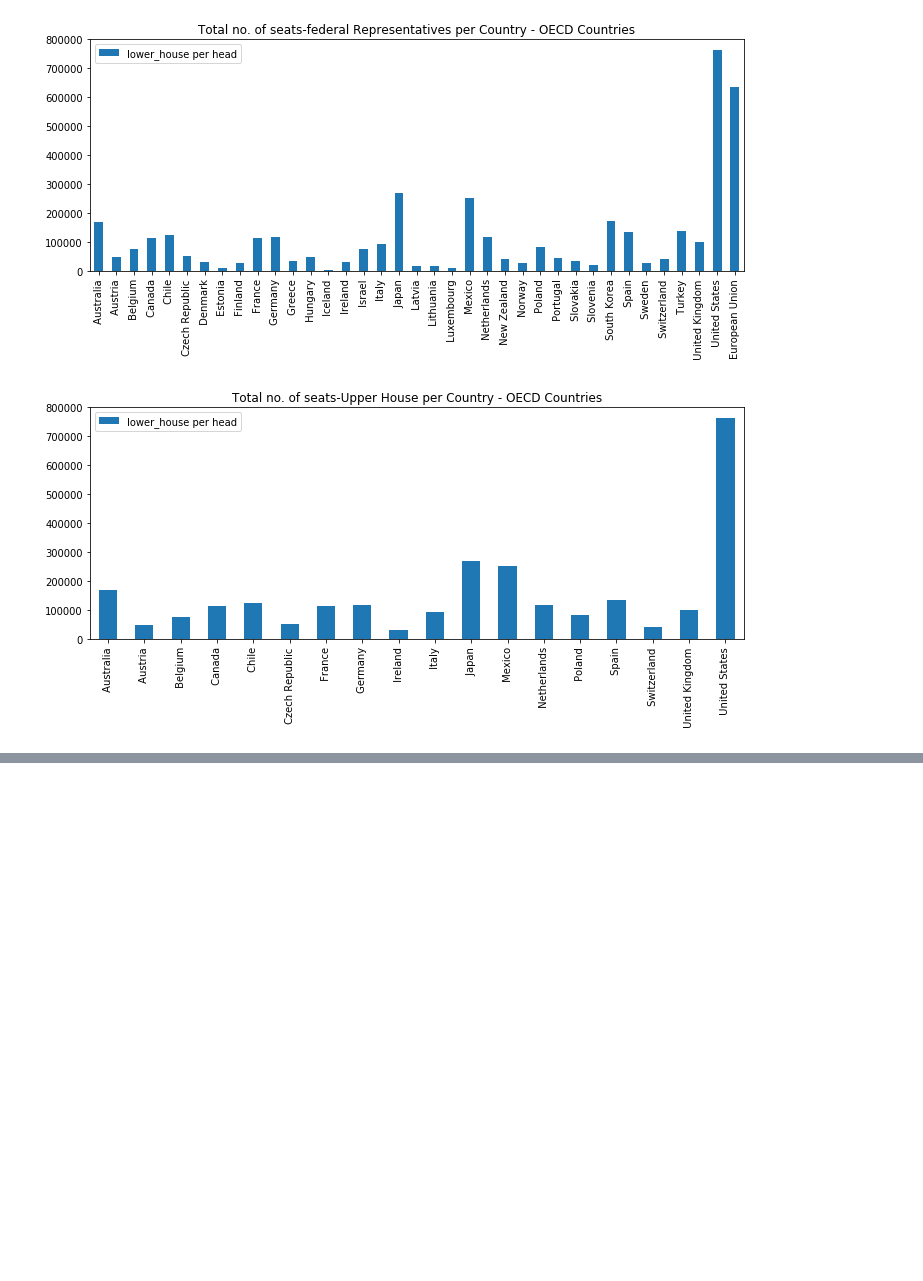
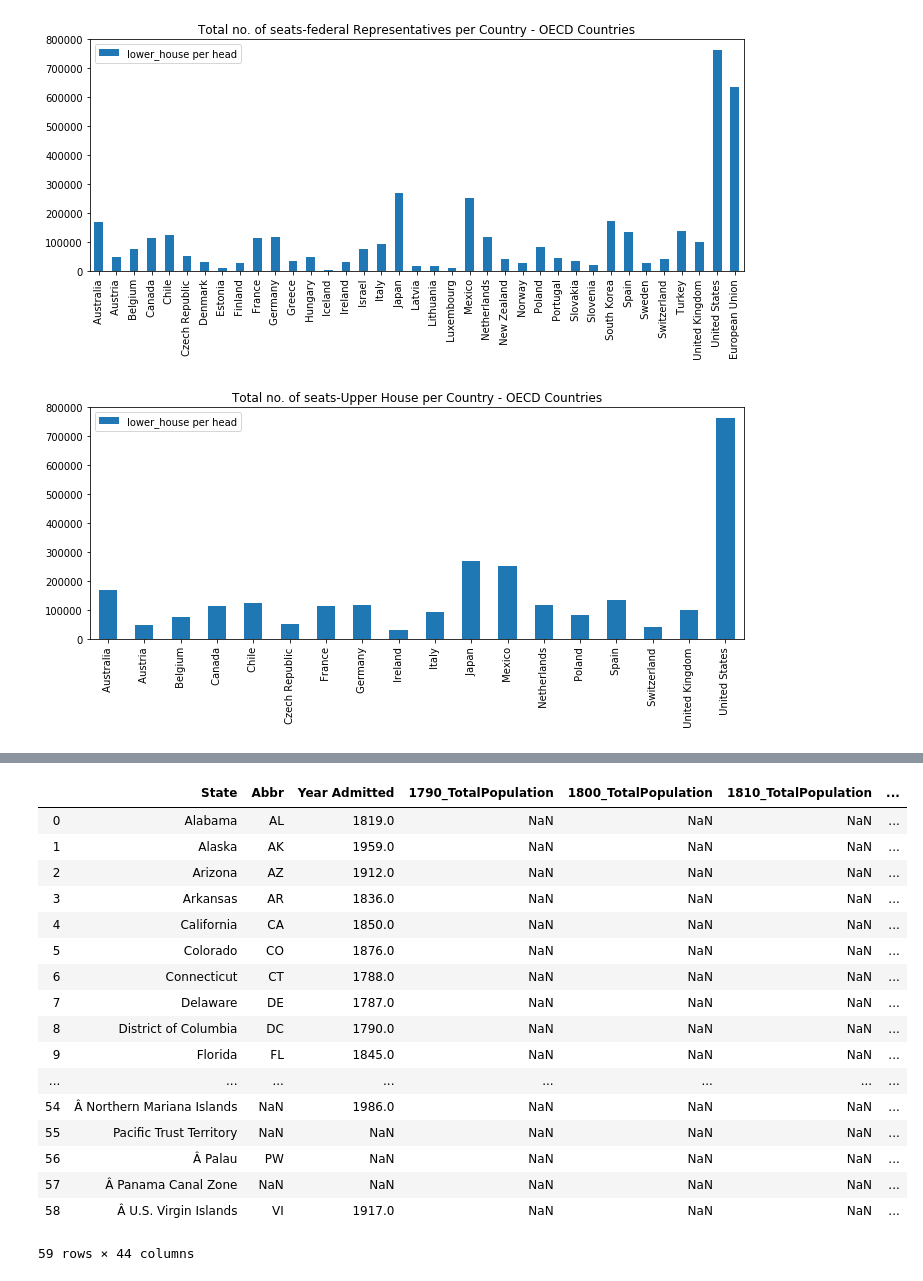
Before and after one commit to eobianyor/Representation, a Jupyter notebook: DataManipulation.ipynb, the cells around one changed output, grey strips where cells are left out. Cells and saved outputs as stored; diff of their text form; code cells hidden in the pictures; blank space fills up the shorter version.

```diff
--- a/DataManipulation.ipynb
+++ b/DataManipulation.ipynb
@@ -197,0 +200,54 @@ plt.show()
+# %%
+# for index, row in USStatesPopulationHistoric_df.iterrows():
+#     USStatesPopulationHistoric_df.loc[index,"1790_RepPopulation"] = row["1790_TotalPopulation"] +(0.60 * (row["1790_EnslavedPopulation"]))
+# #     if CountriesPopulationCongressionalSeats_df.loc[index,"upper house"] != NaN:
+# #         CountriesPopulationCongressionalSeats_df.loc[index,"upper_house per head"] = row["Population"] / row["upper house"]
+# USStatesPopulationHistoric_df
+
+# Convert object to numeric
+USStatesPopulationHistoric_df['1790_TotalPopulation'] = USStatesPopulationHistoric_df['1790_TotalPopulation'].apply(pd.to_numeric, errors='coerce')
+USStatesPopulationHistoric_df['1800_TotalPopulation'] = USStatesPopulationHistoric_df['1800_TotalPopulation'].apply(pd.to_numeric, errors='coerce')
+USStatesPopulationHistoric_df['1810_TotalPopulation'] = USStatesPopulationHistoric_df['1810_TotalPopulation'].apply(pd.to_numeric, errors='coerce')
+USStatesPopulationHistoric_df['1820_TotalPopulation'] = USStatesPopulationHistoric_df['1820_TotalPopulation'].apply(pd.to_numeric, errors='coerce')
+USStatesPopulationHistoric_df['1830_TotalPopulation'] = USStatesPopulationHistoric_df['1830_TotalPopulation'].apply(pd.to_numeric, errors='coerce')
+USStatesPopulationHistoric_df['1840_TotalPopulation'] = USStatesPopulationHistoric_df['1840_TotalPopulation'].apply(pd.to_numeric, errors='coerce')
+USStatesPopulationHistoric_df['1850_TotalPopulation'] = USStatesPopulationHistoric_df['1850_TotalPopulation'].apply(pd.to_numeric, errors='coerce')
+USStatesPopulationHistoric_df['1860_TotalPopulation'] = USStatesPopulationHistoric_df['1860_TotalPopulation'].apply(pd.to_numeric, errors='coerce')
+USStatesPopulationHistoric_df['1790_EnslavedPopulation'] = USStatesPopulationHistoric_df['1790_EnslavedPopulation'].apply(pd.to_numeric, errors='coerce')
+USStatesPopulationHistoric_df['1800_EnslavedPopulation'] = USStatesPopulationHistoric_df['1800_EnslavedPopulation'].apply(pd.to_numeric, errors='coerce')
+USStatesPopulationHistoric_df['1810_EnslavedPopulation'] = USStatesPopulationHistoric_df['1810_EnslavedPopulation'].apply(pd.to_numeric, errors='coerce')
+USStatesPopulationHistoric_df['1820_EnslavedPopulation'] = USStatesPopulationHistoric_df['1820_EnslavedPopulation'].apply(pd.to_numeric, errors='coerce')
+USStatesPopulationHistoric_df['1830_EnslavedPopulation'] = USStatesPopulationHistoric_df['1830_EnslavedPopulation'].apply(pd.to_numeric, errors='coerce')
+USStatesPopulationHistoric_df['1840_EnslavedPopulation'] = USStatesPopulationHistoric_df['1840_EnslavedPopulation'].apply(pd.to_numeric, errors='coerce')
+USStatesPopulationHistoric_df['1850_EnslavedPopulation'] = USStatesPopulationHistoric_df['1850_EnslavedPopulation'].apply(pd.to_numeric, errors='coerce')
+USStatesPopulationHistoric_df['1860_EnslavedPopulation'] = USStatesPopulationHistoric_df['1860_EnslavedPopulation'].apply(pd.to_numeric, errors='coerce')
+
+# USStatesPopulationHistoric_df = USStatesPopulationHistoric_df.dropna(how='any')
+USStatesPopulationHistoric_df["1790_RepPopulation"] = USStatesPopulationHistoric_df["1790_TotalPopulation"] +(0.60 * (USStatesPopulationHistoric_df["1790_EnslavedPopulation"]))
+USStatesPopulationHistoric_df["1800_RepPopulation"] = USStatesPopulationHistoric_df["1800_TotalPopulation"] +(0.60 * (USStatesPopulationHistoric_df["1800_EnslavedPopulation"]))
+USStatesPopulationHistoric_df["1810_RepPopulation"] = USStatesPopulationHistoric_df["1810_TotalPopulation"] +(0.60 * (USStatesPopulationHistoric_df["1810_EnslavedPopulation"]))
+USStatesPopulationHistoric_df["1820_RepPopulation"] = USStatesPopulationHistoric_df["1820_TotalPopulation"] +(0.60 * (USStatesPopulationHistoric_df["1820_EnslavedPopulation"]))
+USStatesPopulationHistoric_df["1830_RepPopulation"] = USStatesPopulationHistoric_df["1830_TotalPopulation"] +(0.60 * (USStatesPopulationHistoric_df["1830_EnslavedPopulation"]))
+USStatesPopulationHistoric_df["1840_RepPopulation"] = USStatesPopulationHistoric_df["1840_TotalPopulation"] +(0.60 * (USStatesPopulationHistoric_df["1840_EnslavedPopulation"]))
+USStatesPopulationHistoric_df["1850_RepPopulation"] = USStatesPopulationHistoric_df["1850_TotalPopulation"] +(0.60 * (USStatesPopulationHistoric_df["1850_EnslavedPopulation"]))
+USStatesPopulationHistoric_df["1860_RepPopulation"] = USStatesPopulationHistoric_df["1860_TotalPopulation"] +(0.60 * (USStatesPopulationHistoric_df["1860_EnslavedPopulation"]))
+USStatesPopulationHistoric_df
+# %% [output]
+|  | State | Abbr | Year Admitted | 1790_TotalPopulation | 1800_TotalPopulation | 1810_TotalPopulation | ... |
+| 0 | Alabama | AL | 1819.0 | NaN | NaN | NaN | ... |
+| 1 | Alaska | AK | 1959.0 | NaN | NaN | NaN | ... |
+| 2 | Arizona | AZ | 1912.0 | NaN | NaN | NaN | ... |
+| 3 | Arkansas | AR | 1836.0 | NaN | NaN | NaN | ... |
+| 4 | California | CA | 1850.0 | NaN | NaN | NaN | ... |
+| 5 | Colorado | CO | 1876.0 | NaN | NaN | NaN | ... |
+| 6 | Connecticut | CT | 1788.0 | NaN | NaN | NaN | ... |
+| 7 | Delaware | DE | 1787.0 | NaN | NaN | NaN | ... |
+| 8 | District of Columbia | DC | 1790.0 | NaN | NaN | NaN | ... |
+| 9 | Florida | FL | 1845.0 | NaN | NaN | NaN | ... |
+| ... | ... | ... | ... | ... | ... | ... | ... |
+| 54 | Â Northern Mariana Islands | NaN | 1986.0 | NaN | NaN | NaN | ... |
+| 55 | Pacific Trust Territory | NaN | NaN | NaN | NaN | NaN | ... |
+| 56 | Â Palau | PW | NaN | NaN | NaN | NaN | ... |
+| 57 | Â Panama Canal Zone | NaN | NaN | NaN | NaN | NaN | ... |
+| 58 | Â U.S. Virgin Islands | VI | 1917.0 | NaN | NaN | NaN | ... |
+59 rows × 44 columns
```
Also changed, not shown: parts of 3 cells of this notebook.
